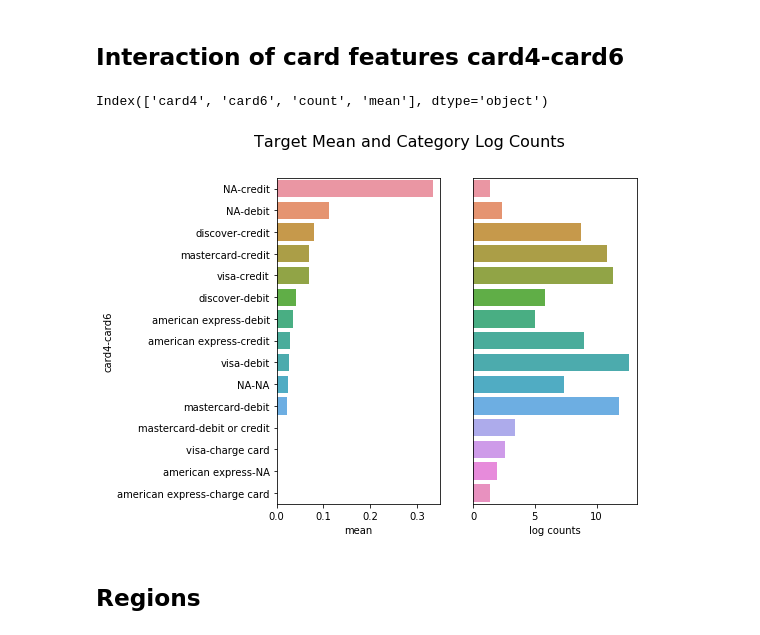
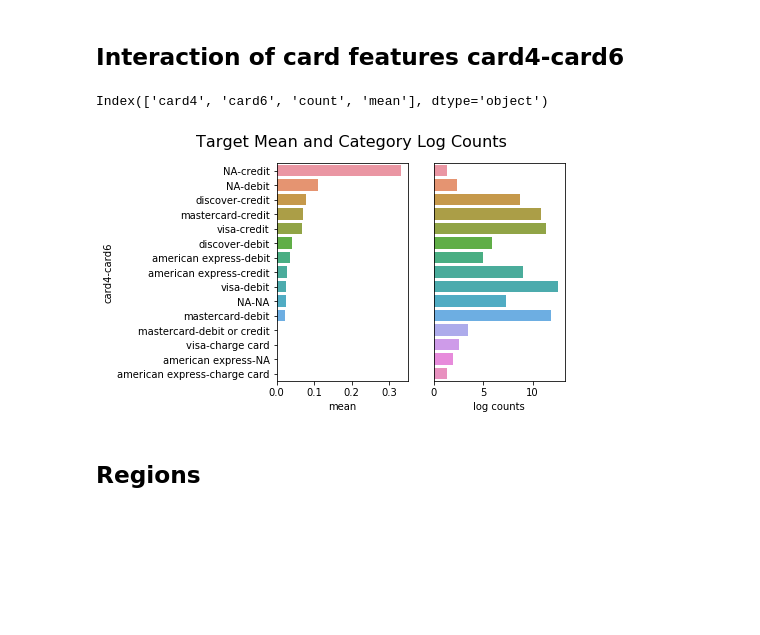
Before and after one commit to KPdir/kaggle_ieee_cis_vesta_fraud_detection, a Jupyter notebook: notebooks/vesta_ieee_cis_ecommerce_fraud_detection.ipynb, the cells around one changed output. Drawn from its saved outputs; the diff is of its cells as text; code cells hidden in the pictures; blank space fills up the shorter version.

```diff
--- a/notebooks/vesta_ieee_cis_ecommerce_fraud_detection.ipynb
+++ b/notebooks/vesta_ieee_cis_ecommerce_fraud_detection.ipynb
@@ -71,11 +112,11 @@ from src.visualization.visualize import plot_categorical_target_dist
 ## Interaction of card features card4-card6
 # %%
 plot_categorical_target_dist(train, ['card4','card6'],
-                             ['isFraud'], (0,20),(10,6),
+                             ['isFraud'], (0,20),(8,4),
                              plt_adjust_left=0.4, log_counts=True)
 # %% [output]
 Index(['card4', 'card6', 'count', 'mean'], dtype='object')
-[figure, old version]
+[figure, new version]
 # %% [markdown]
 ## Regions
 # %%
```
Also changed, not shown: parts of 5 cells of this notebook, 2 other files.
